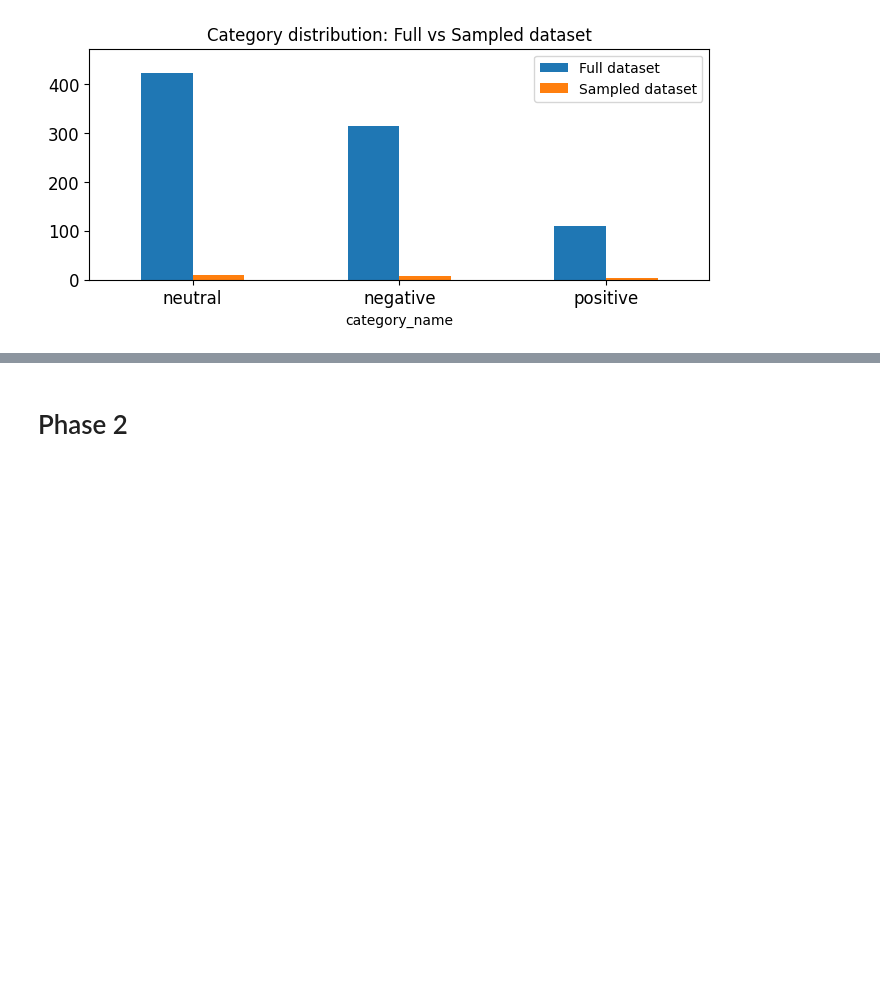
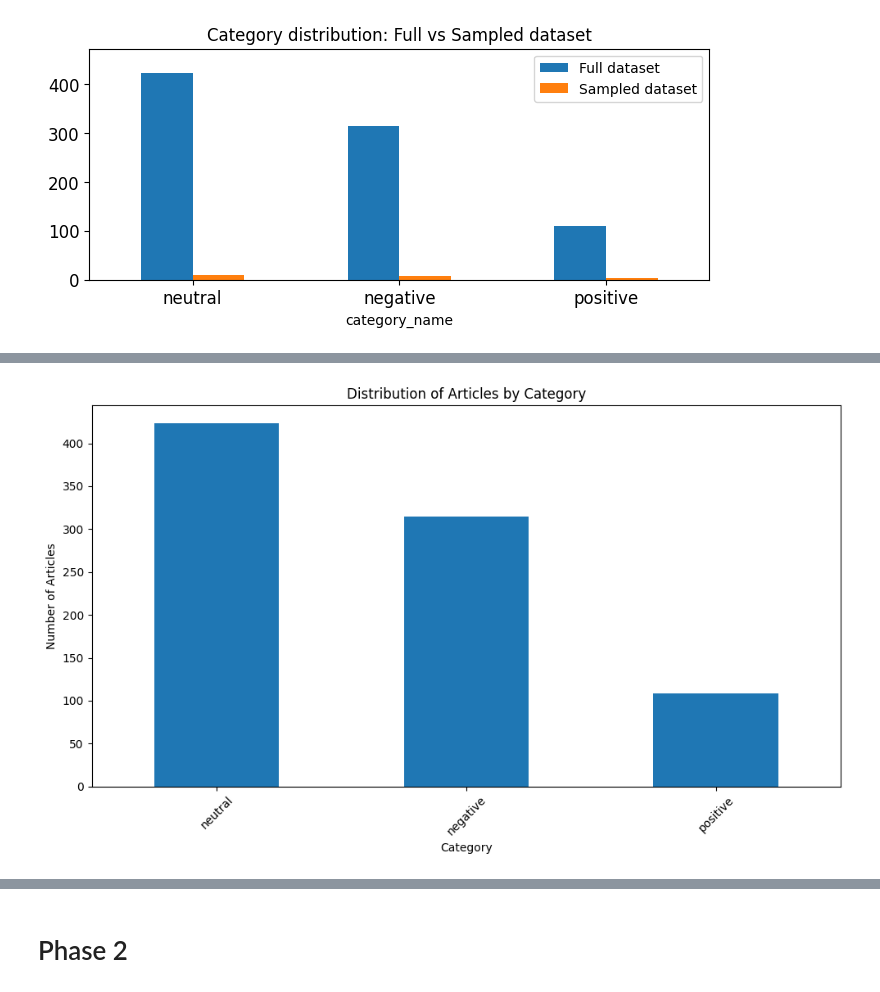
Before and after one commit to robins114/dm2025-lab1-exercise, a Jupyter notebook: DM2025-Lab1-Homework.ipynb, the cells around one changed output, grey strips where cells are left out. Cells and saved outputs as stored; diff of their text form; code cells hidden in the pictures; blank space fills up the shorter version.

```diff
--- a/DM2025-Lab1-Homework.ipynb
+++ b/DM2025-Lab1-Homework.ipynb
@@ -403,0 +660,20 @@ LookupError:
+# %%
+# 3. Step: Generate meaningful new data visualizations.
+
+# Visualize the distribution of articles across different categories.
+import matplotlib.pyplot as plt
+
+# Count the occurrences of each category
+category_counts = X['category_name'].value_counts()
+
+# Plot the bar chart
+plt.figure(figsize=(10, 6))
+category_counts.plot(kind='bar')
+plt.title('Distribution of Articles by Category')
+plt.xlabel('Category')
+plt.ylabel('Number of Articles')
+plt.xticks(rotation=45)
+plt.tight_layout()
+plt.show()
+# %% [output]
+[figure, added]
```
Also changed, not shown: parts of 15 cells of this notebook.
